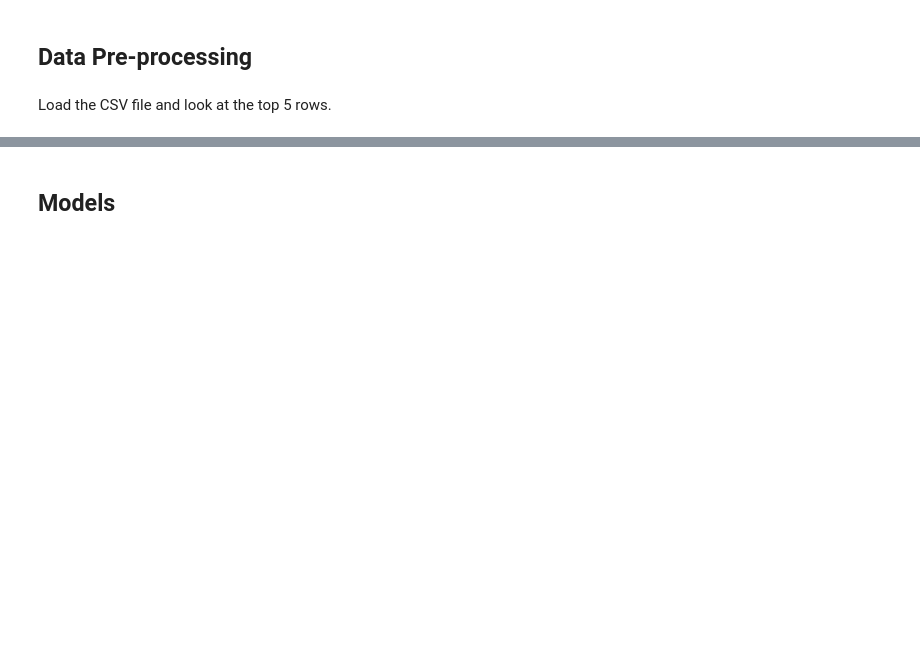
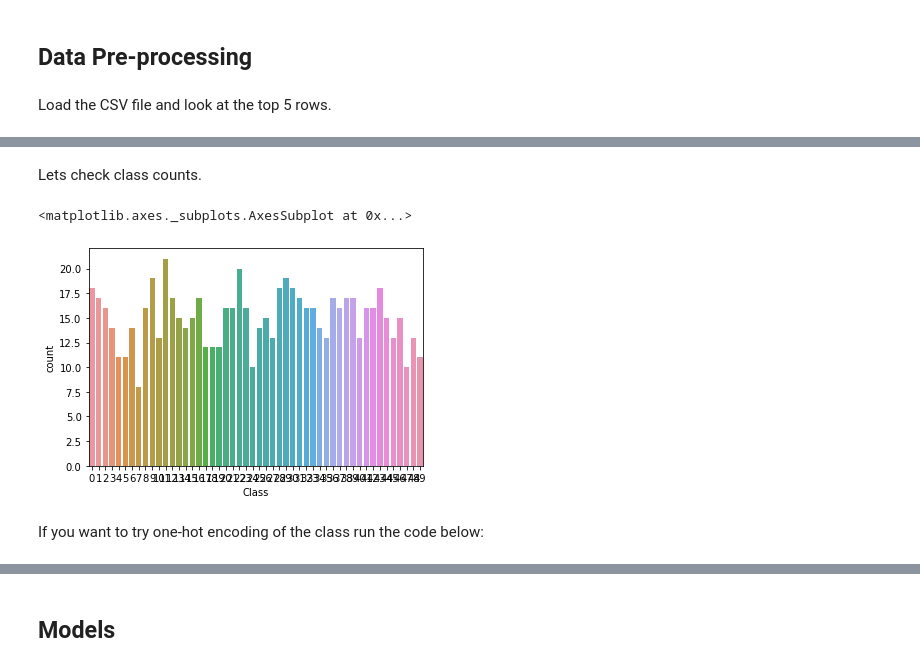
Before and after one commit to velitchko/machine-learning, a Jupyter notebook: assignment_2/Amazon Reviews.ipynb, the cells around one changed output, grey strips where cells are left out. Saved outputs shown, nothing was run; the diff lists cells and outputs as text; code cells hidden in the pictures; blank space fills up the shorter version.

Commit message:
Amazon dataset with models implemented

```diff
--- a/assignment_2/Amazon Reviews.ipynb
+++ b/assignment_2/Amazon Reviews.ipynb
@@ -23,3 +30,6 @@ from sklearn.preprocessing import StandardScaler, LabelEncoder, OneHotEncoder
 ## Data Pre-processing
 # %% [markdown]
 Load the CSV file and look at the top 5 rows.
+# %%
+amazon_train = pd.read_csv('./data/amazon_review_ID.shuf.lrn.csv')
+amazon_test = pd.read_csv('./data/amazon_review_ID.shuf.tes.csv')
@@ -25,0 +123,3 @@ Load the CSV file and look at the top 5 rows.
+# %%
+classes = amazon_train['Class'].unique()
+classes
@@ -25,0 +136,13 @@ Load the CSV file and look at the top 5 rows.
+# %%
+le = LabelEncoder().fit(classes)
+# %%
+amazon_train['Class'] = le.transform(amazon_train['Class'])
+# %% [markdown]
+Lets check class counts.
+# %%
+sns.countplot(amazon_train['Class'])
+# %% [output]
+<matplotlib.axes._subplots.AxesSubplot at 0x...>
+[figure, added]
+# %% [markdown]
+If you want to try one-hot encoding of the class run the code below:
```
Also changed, not shown: parts of 66 cells of this notebook.
